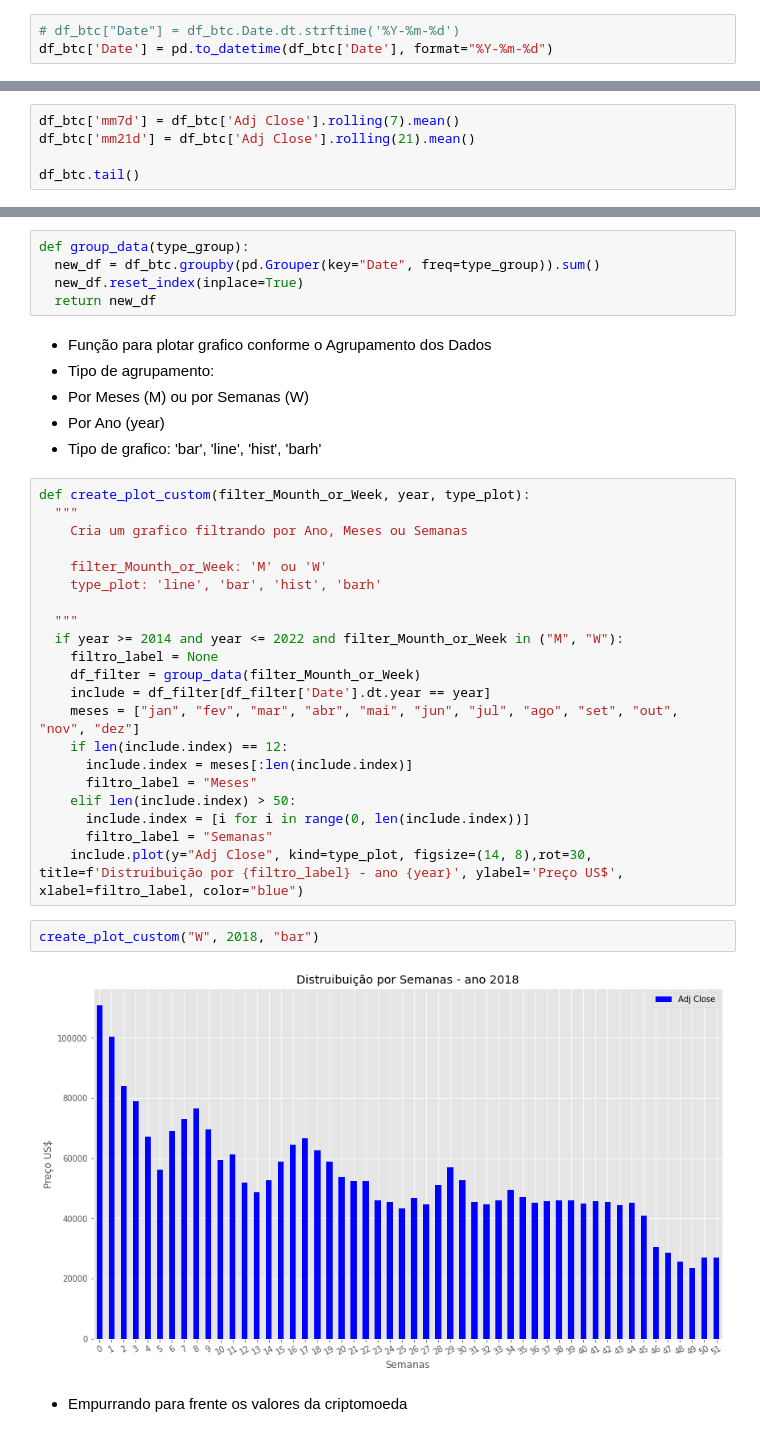
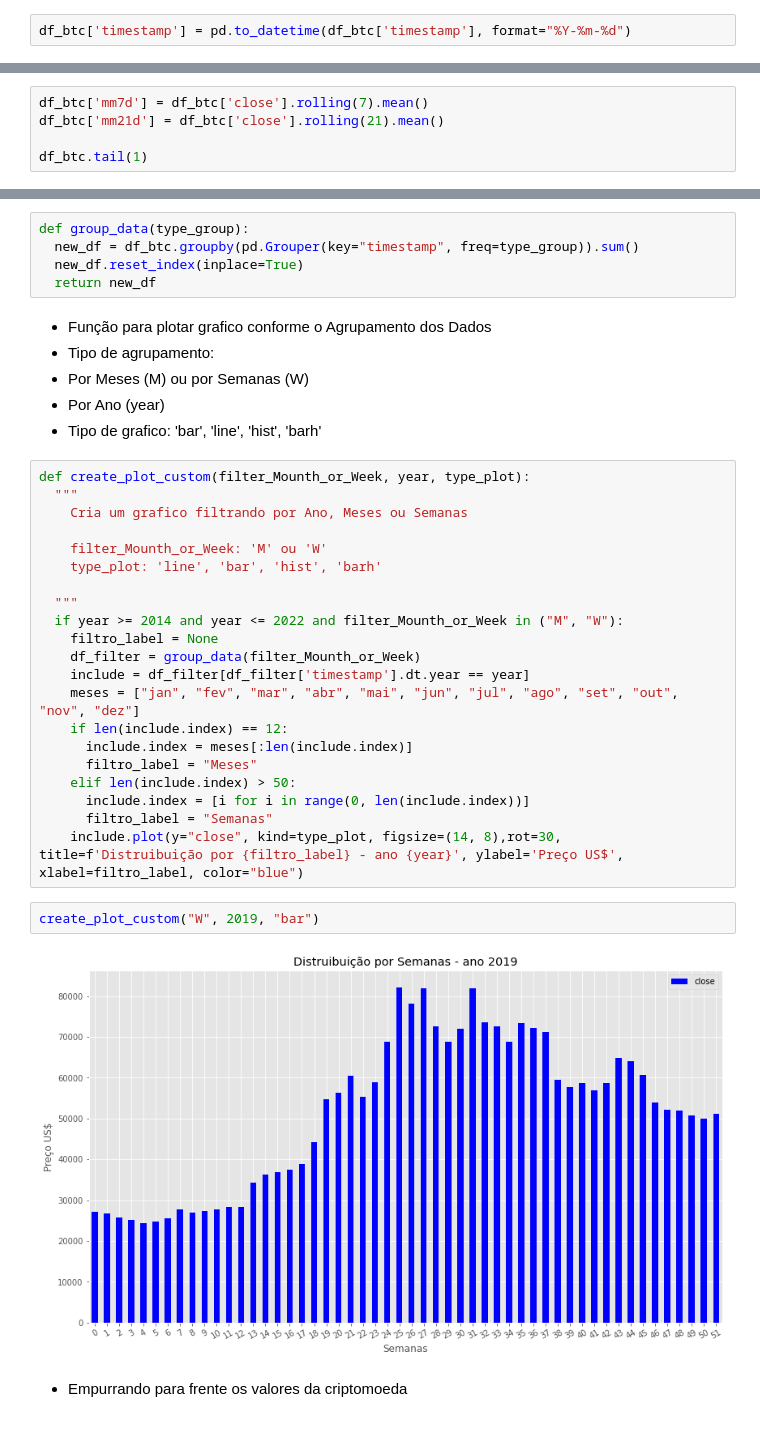
Before and after one commit to fabriciocovalesci/tcc_predict_crypto, a Jupyter notebook: model_predict/predict_crypto/bitcoin/Bitcoin_LR.ipynb, the cells around one changed output, grey strips where cells are left out. Saved outputs shown, nothing was run; the diff lists cells and outputs as text.

```diff
--- a/model_predict/predict_crypto/bitcoin/Bitcoin_LR.ipynb
+++ b/model_predict/predict_crypto/bitcoin/Bitcoin_LR.ipynb
@@ -111,13 +121,12 @@ dtype: object
 # %% [markdown]
 - Converter data
 # %%
-# df_btc["Date"] = df_btc.Date.dt.strftime('%Y-%m-%d')
-df_btc['Date'] = pd.to_datetime(df_btc['Date'], format="%Y-%m-%d")
+df_btc['timestamp'] = pd.to_datetime(df_btc['timestamp'], format="%Y-%m-%d")
 # %% [markdown]
 - Criar médias móveis de 7 dias e 21 dias
 # %%
-df_btc['mm7d'] = df_btc['Adj Close'].rolling(7).mean()
-df_btc['mm21d'] = df_btc['Adj Close'].rolling(21).mean()
+df_btc['mm7d'] = df_btc['close'].rolling(7).mean()
+df_btc['mm21d'] = df_btc['close'].rolling(21).mean()
 
-df_btc.tail()
+df_btc.tail(1)
 # %% [output]
@@ -131,7 +136,7 @@ df_btc.tail()
 - Função de agrupamento dos dados
 # %%
 def group_data(type_group):
-  new_df = df_btc.groupby(pd.Grouper(key="Date", freq=type_group)).sum()
+  new_df = df_btc.groupby(pd.Grouper(key="timestamp", freq=type_group)).sum()
   new_df.reset_index(inplace=True)
   return new_df
 # %% [markdown]
@@ -152,7 +157,7 @@ def create_plot_custom(filter_Mounth_or_Week, year, type_plot):
   if year >= 2014 and year <= 2022 and filter_Mounth_or_Week in ("M", "W"):
     filtro_label = None
     df_filter = group_data(filter_Mounth_or_Week)
-    include = df_filter[df_filter['Date'].dt.year == year]
+    include = df_filter[df_filter['timestamp'].dt.year == year]
     meses = ["jan", "fev", "mar", "abr", "mai", "jun", "jul", "ago", "set", "out", "nov", "dez"]
     if len(include.index) == 12:
       include.index = meses[:len(include.index)]
@@ -160,11 +165,11 @@ def create_plot_custom(filter_Mounth_or_Week, year, type_plot):
     elif len(include.index) > 50:
       include.index = [i for i in range(0, len(include.index))]
       filtro_label = "Semanas"
-    include.plot(y="Adj Close", kind=type_plot, figsize=(14, 8),rot=30, title=f'Distruibuição por {filtro_label} - ano {year}', ylabel='Preço US$', xlabel=filtro_label, color="blue")
+    include.plot(y="close", kind=type_plot, figsize=(14, 8),rot=30, title=f'Distruibuição por {filtro_label} - ano {year}', ylabel='Preço US$', xlabel=filtro_label, color="blue")
 # %%
-create_plot_custom("W", 2018, "bar")
+create_plot_custom("W", 2019, "bar")
 # %% [output]
-[figure, old version]
+[figure, new version]
 # %% [markdown]
 - Empurrando para frente os valores da criptomoeda
 # %%
```
Also changed, not shown: parts of 35 cells of this notebook.
